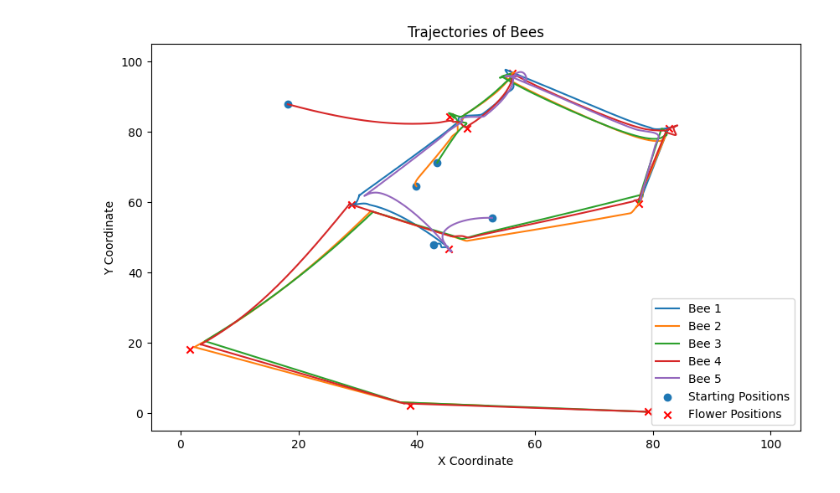
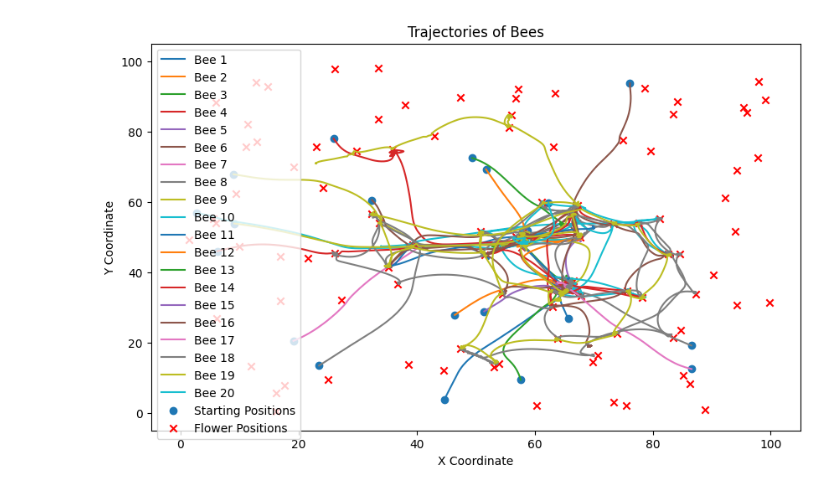
Before and after one commit to samlayton99/Swarm-Dynamics, a Jupyter notebook: matt-version.ipynb, the cells around one changed output. Drawn from its saved outputs; the diff is of its cells as text; code cells hidden in the pictures.

```diff
--- a/matt-version.ipynb
+++ b/matt-version.ipynb
@@ -16,11 +16,11 @@ def random_bee_position(num_bees = 10, max_position = 10):
 def random_bee_attraction(features=2, num_bees = 10, max_attraction=10):
     # Random initial condition, only positive, numbers between 0 and max_attraction
     return np.random.rand(features, num_bees) * max_attraction
-def gauss_dist(norms, alpha):
+def gauss_dist(norms, alpha, c, b):
     # Gaussian distance function
-    return np.exp(-alpha*(norms**2))
+    return c*np.exp(-alpha*(norms**2)) + b
 # %%
-def attraction_to_flower(attraction_differences, distance, distance_norms, alpha=1):
+def attraction_to_flower(attraction_differences, distance, distance_norms, alpha=1, c=1, b=0):
     """
     Include gamma array to modulate the attraction based on visited flowers.
     Params:
@@ -32,28 +32,30 @@ def attraction_to_flower(attraction_differences, distance, distance_norms, alpha
     # find the norm of the distance and the attraction
     attraction_norm = np.linalg.norm(attraction_differences, axis=0)
     velocity_unit_vector = distance / (distance_norms + 1e-8)
-    net_attraction = (velocity_unit_vector * gauss_dist(distance_norms, alpha)) / (1 + attraction_norm)
+    net_attraction = (velocity_unit_vector * gauss_dist(distance_norms, alpha, c, b)) / (1 + attraction_norm)
 
     return net_attraction
 # %%
-flower_qnty = 10
-bee_qnty = 5
+flower_qnty = 100
+bee_qnty = 20
 max_attraction = 4
 max_position = 100
 features = 5
-# flower_positions = random_flower_position(num_flowers=flower_qnty, max_position=max_position)
-# bee_positions = random_bee_position(num_bees=bee_qnty, max_position=max_position)
-# bee_preferences = random_bee_attraction(features=features, num_bees=bee_qnty, max_attraction=max_attraction)
-# flower_attraction = random_flower_attraction(num_flowers=flower_qnty, features=features, max_attraction=max_attraction)
+flower_positions = random_flower_position(num_flowers=flower_qnty, max_position=max_position)
+bee_positions = random_bee_position(num_bees=bee_qnty, max_position=max_position)
+bee_preferences = random_bee_attraction(features=features, num_bees=bee_qnty, max_attraction=max_attraction)
+flower_attraction = random_flower_attraction(num_flowers=flower_qnty, features=features, max_attraction=max_attraction)
 
 # Define parameters and initial conditions
-t_steps = 5000
-t_final = 500
+t_steps = 50000
+t_final = 5000
 t_vals = np.linspace(0,t_final,t_steps)
 nu = 3  # Parameter for the ODE
 xsi = 0.2  # Parameter for the ODE
-alpha = 0.2 / max_position  # Parameter for the ODE
-eps = 5  # Proximity threshold for flower visitation
+alpha = 0.5 / max_position  # Parameter for the ODE
+c = 10
+b = 0.5
+eps = 1  # Proximity threshold for flower visitation
 
 
 
@@ -69,7 +71,7 @@ def ode(t, x_flat, T_i):
     T_i -= (distance_norms < eps) * ((t_final / t_steps) * (1 / seconds_at_flower))
     gamma = T_i > 0
 
-    attractors = attraction_to_flower(attraction_differences, distance, distance_norms, alpha)
+    attractors = attraction_to_flower(attraction_differences, distance, distance_norms, alpha, c, b)
 
     attractors = attractors*gamma
 
@@ -80,6 +82,7 @@ def ode(t, x_flat, T_i):
 
     # return the velocity for each bee
     return velocity.flatten()
+
 
 # ode(0, bee_positions, T_i)
 
@@ -89,31 +92,31 @@ solution = solve_ivp(ode, (0,t_final), bee_positions.flatten(), t_eval=t_vals, a
 trajectories = solution.y
 
 # Reshape the trajectories to (2, num_bees, num_time_points)
 num_bees = bee_qnty
 num_time_points = trajectories.shape[1]
 trajectories_reshaped = trajectories.reshape((2, num_bees, num_time_points))
 
 plt.figure(figsize=(10, 6))
 
 
 
 for i in range(num_bees):
     # Extracting the x and y coordinates of the i-th bee
     x = trajectories_reshaped[0, i, :]
     y = trajectories_reshaped[1, i, :]
     plt.plot(x, y, label=f'Bee {i+1}')
 
 plt.scatter(bee_positions[0, :], bee_positions[1, :], label='Starting Positions')
 # plot the flowers
 plt.scatter(flower_positions[0, :], flower_positions[1, :], marker='x', color='r', label='Flower Positions')
 
 plt.xlabel('X Coordinate')
 plt.ylabel('Y Coordinate')
 plt.title('Trajectories of Bees')
 plt.xlim(-5,max_position + 5)
 plt.ylim(-5,max_position + 5)
 plt.legend()
 
 plt.show()
 # %% [output]
-[figure, old version]
+[figure, new version]
```
